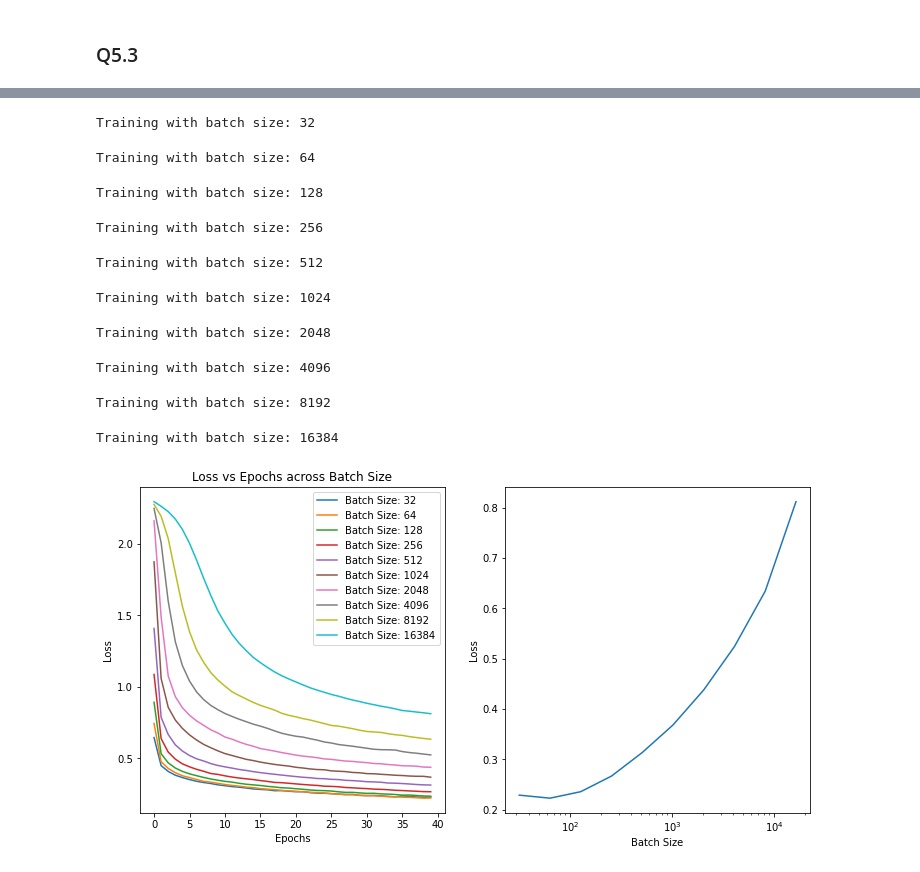
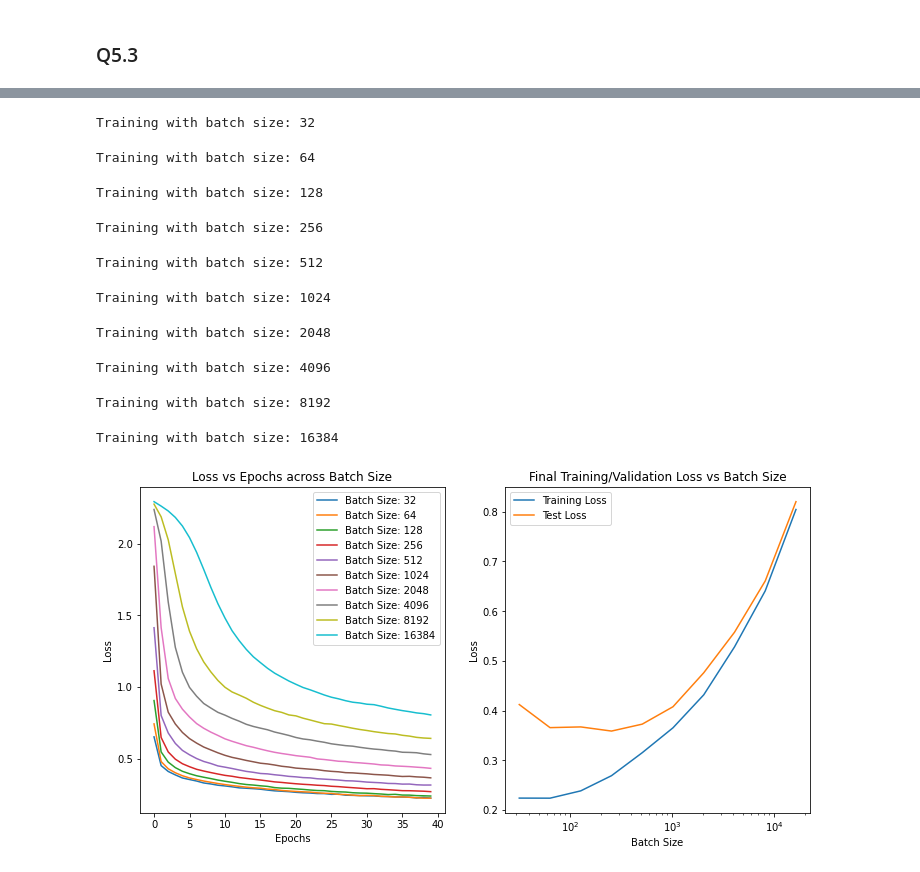
Before and after one commit to codexceed/MS-CS, a Jupyter notebook: Courses/IDLS/hw2/Homework 2.ipynb, the cells around one changed output, grey strips where cells are left out. Saved outputs shown, nothing was run; the diff lists cells and outputs as text; code cells hidden in the pictures.

```diff
--- a/Courses/IDLS/hw2/Homework 2.ipynb
+++ b/Courses/IDLS/hw2/Homework 2.ipynb
@@ -902,7 +1233,9 @@ class Classifier(nn.Module):
 # %% [markdown]
 ### Q5.1
 # %%
-def train_fmnist_lrs(epochs):
+lr_candidates = [10**i for i in range(-9, 2)]
+
+def train_fmnist_lrs(epochs, lr_candidates):
     losses = []
 
     for lr in lr_candidates:
@@ -937,7 +1270,7 @@ def train_fmnist_lrs(epochs):
 
     return losses
 # %%
-losses = train_fmnist_lrs(5)
+losses = train_fmnist_lrs(5, lr_candidates)
 # %%
 plt.plot(lr_candidates, losses)
 plt.title("Loss vs Learning Rate")
@@ -945,4 +1278,8 @@ plt.xscale("log")
 plt.xlabel("Learning Rate")
 plt.ylabel("Loss")
 plt.show()
+
+print(f"Learning Rate, Loss")
+for lr, loss in zip(lr_candidates, losses):
+    print(f"{lr}, {loss}")
 # %% [output]
@@ -1009,13 +1357,4 @@ def train_fmnist_metrics(epochs):
     return train_accuracy, valid_accuracy, train_losses, valid_losses
 
 
-# train_accuracy, valid_accuracy, train_losses, valid_losses = train_fmnist_metrics(epochs)
-plt.plot(range(1, epochs+1), train_losses, color="red", label="Training Loss")
-plt.plot(range(1, epochs+1), valid_losses, color="blue", label="Validation Loss")
-plt.plot(range(1, epochs+1), train_accuracy, "--", color="red", label="Training Accuracy")
-plt.plot(range(1, epochs+1), valid_accuracy, "--", color="blue", label="Validation Accuracy")
-plt.legend(loc="best")
-plt.xlabel("Epoch")
-plt.ylim(0.3, 1.5)
-plt.ylabel("Loss/Accuracy")
-plt.show()
+train_accuracy, valid_accuracy, train_losses, valid_losses = train_fmnist_metrics(epochs)
@@ -1077,35 +1423,37 @@ def train_fmnist_by_batch(epochs, batch_size):
 # %%
 sizes = [2**i for i in range(5, 15)]
 n_epochs = 40
 fig, axes = plt.subplots(1, 2, figsize=(12, 6))
-size_losses = []
+size_tr_losses, size_ts_losses = [], []
 
 for size in sizes:
     train_losses, test_losses = train_fmnist_by_batch(n_epochs, size)
     axes[0].plot(range(n_epochs), train_losses, label=f"Batch Size: {size}")
-    size_losses.append(train_losses[-1])  # log the final for the given batch size
+    size_tr_losses.append(train_losses[-1])  # log the final for the given batch size
+    size_ts_losses.append(test_losses[-1])
 
 axes[0].set_xlabel("Epochs")
 axes[0].set_ylabel("Loss")
 axes[0].legend(loc="best")
 axes[0].set_title("Loss vs Epochs across Batch Size")
 
-axes[1].plot(sizes, size_losses)
-axes[1].plot(sizes, )
+axes[1].plot(sizes, size_tr_losses, label="Training Loss")
+axes[1].plot(sizes, size_ts_losses, label="Test Loss")
+axes[1].legend(loc="best")
 axes[1].set_xscale("log")
 axes[1].set_xlabel("Batch Size")
 axes[1].set_ylabel("Loss")
 axes[1].set_title("Final Training/Validation Loss vs Batch Size")
 fig.show()
 # %% [output]
 Training with batch size: 32
 Training with batch size: 64
 Training with batch size: 128
 Training with batch size: 256
 Training with batch size: 512
 Training with batch size: 1024
 Training with batch size: 2048
 Training with batch size: 4096
 Training with batch size: 8192
 Training with batch size: 16384
-[figure, old version]
+[figure, new version]
```
Also changed, not shown: parts of 70 cells of this notebook.
